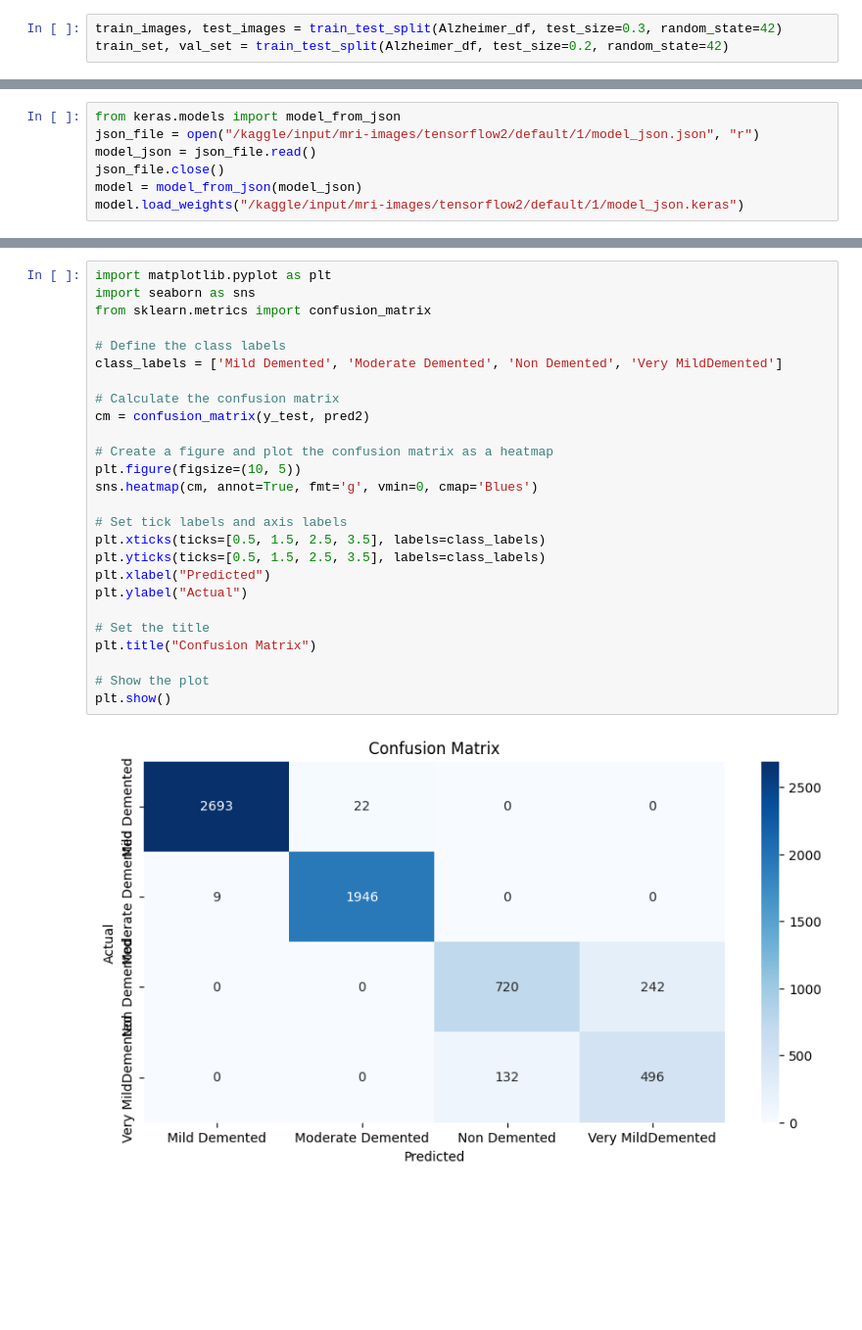
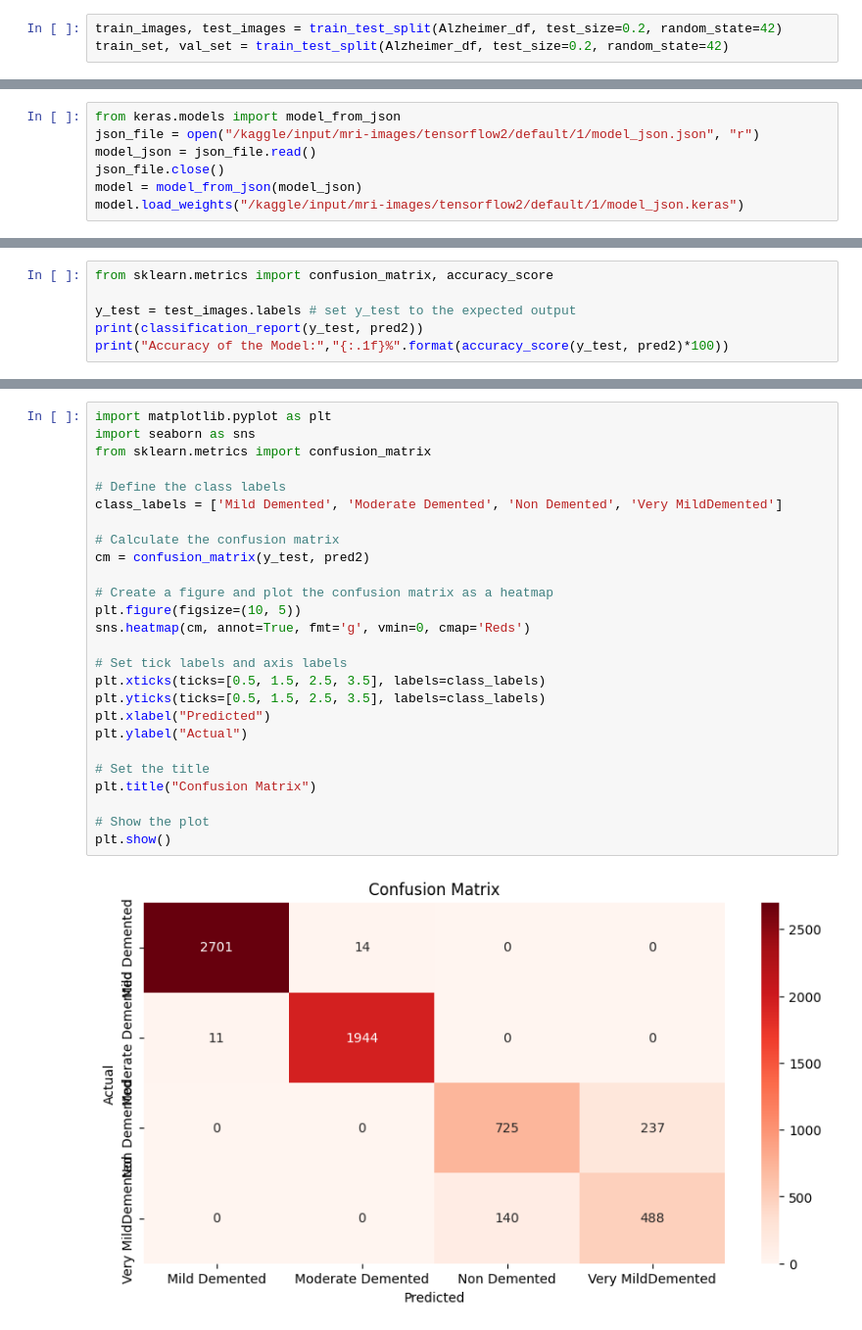
Before and after one commit to HitkarMiglani/AlzCare, a Jupyter notebook: Mri_images_model.ipynb, the cells around one changed output, grey strips where cells are left out. Shown: that part at 98% size. Drawn from its saved outputs; the diff is of its cells as text; blank space fills up the shorter version.

```diff
--- a/Mri_images_model.ipynb
+++ b/Mri_images_model.ipynb
@@ -80,5 +117,5 @@ Alzheimer_df.shape
 # %%
-train_images, test_images = train_test_split(Alzheimer_df, test_size=0.3, random_state=42)
+train_images, test_images = train_test_split(Alzheimer_df, test_size=0.2, random_state=42)
 train_set, val_set = train_test_split(Alzheimer_df, test_size=0.2, random_state=42)
 # %%
 print(train_set.shape)
@@ -361,0 +402,6 @@ Accuracy of the Model: 93.5%
+# %%
+from sklearn.metrics import confusion_matrix, accuracy_score
+
+y_test = test_images.labels # set y_test to the expected output
+print(classification_report(y_test, pred2))
+print("Accuracy of the Model:","{:.1f}%".format(accuracy_score(y_test, pred2)*100))
@@ -362,28 +421,28 @@ Accuracy of the Model: 93.5%
 # %%
 import matplotlib.pyplot as plt
 import seaborn as sns
 from sklearn.metrics import confusion_matrix
 
 # Define the class labels
 class_labels = ['Mild Demented', 'Moderate Demented', 'Non Demented', 'Very MildDemented']
 
 # Calculate the confusion matrix
 cm = confusion_matrix(y_test, pred2)
 
 # Create a figure and plot the confusion matrix as a heatmap
 plt.figure(figsize=(10, 5))
-sns.heatmap(cm, annot=True, fmt='g', vmin=0, cmap='Blues')
+sns.heatmap(cm, annot=True, fmt='g', vmin=0, cmap='Reds')
 
 # Set tick labels and axis labels
 plt.xticks(ticks=[0.5, 1.5, 2.5, 3.5], labels=class_labels)
 plt.yticks(ticks=[0.5, 1.5, 2.5, 3.5], labels=class_labels)
 plt.xlabel("Predicted")
 plt.ylabel("Actual")
 
 # Set the title
 plt.title("Confusion Matrix")
 
 # Show the plot
 plt.show()
 # %% [output]
-[figure, old version]
+[figure, new version]
```
Also changed, not shown: parts of 17 cells of this notebook.
